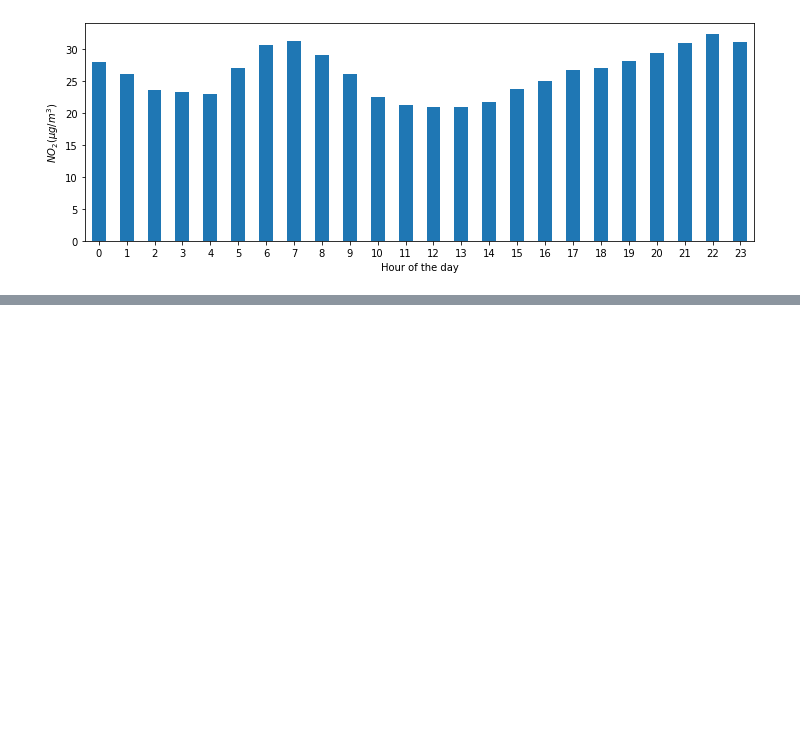
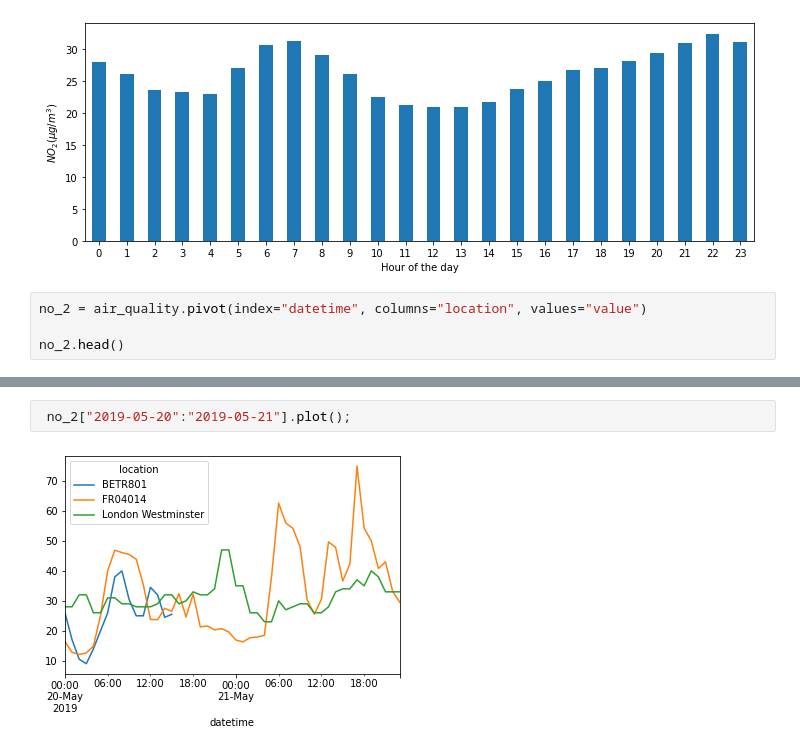
Before and after one commit to nikolay-rudenko/pandas_edu, a Jupyter notebook: time_series.ipynb, the cells around one changed output, grey strips where cells are left out. Cells and saved outputs as stored; diff of their text form; blank space fills up the shorter version.

```diff
--- a/time_series.ipynb
+++ b/time_series.ipynb
@@ -53,3 +53,7 @@ plt.xlabel("Hour of the day");  # custom x label using matplotlib
 plt.ylabel("$NO_2 (µg/m^3)$");
 # %% [output]
 [figure]
+# %%
+no_2 = air_quality.pivot(index="datetime", columns="location", values="value")
+
+no_2.head()
@@ -55,0 +79,4 @@ plt.ylabel("$NO_2 (µg/m^3)$");
+# %%
+ no_2["2019-05-20":"2019-05-21"].plot();
+# %% [output]
+[figure, added]
```
Also changed, not shown: parts of 2 cells of this notebook, 1 other file.
